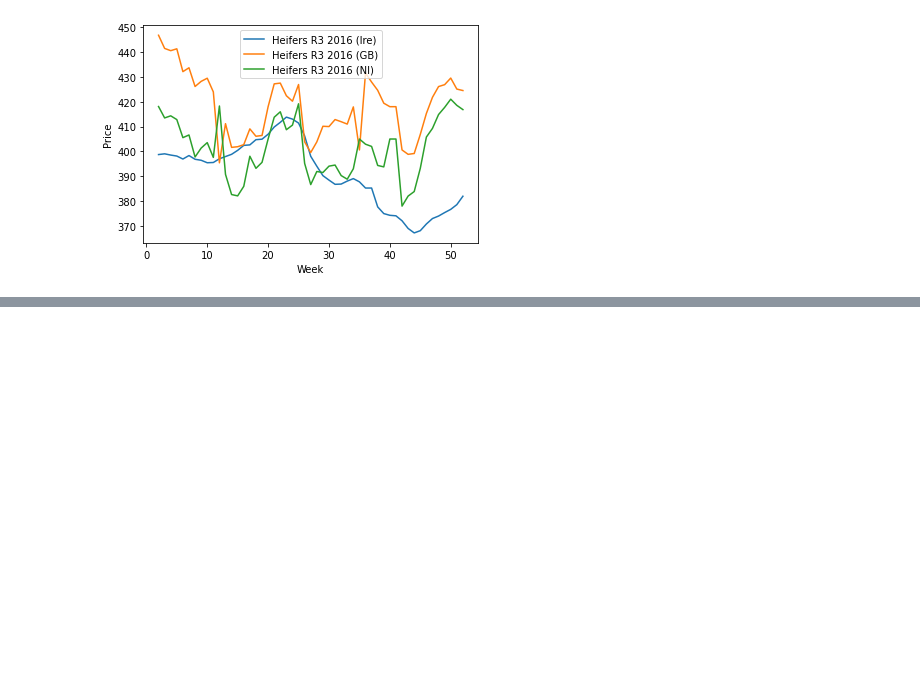
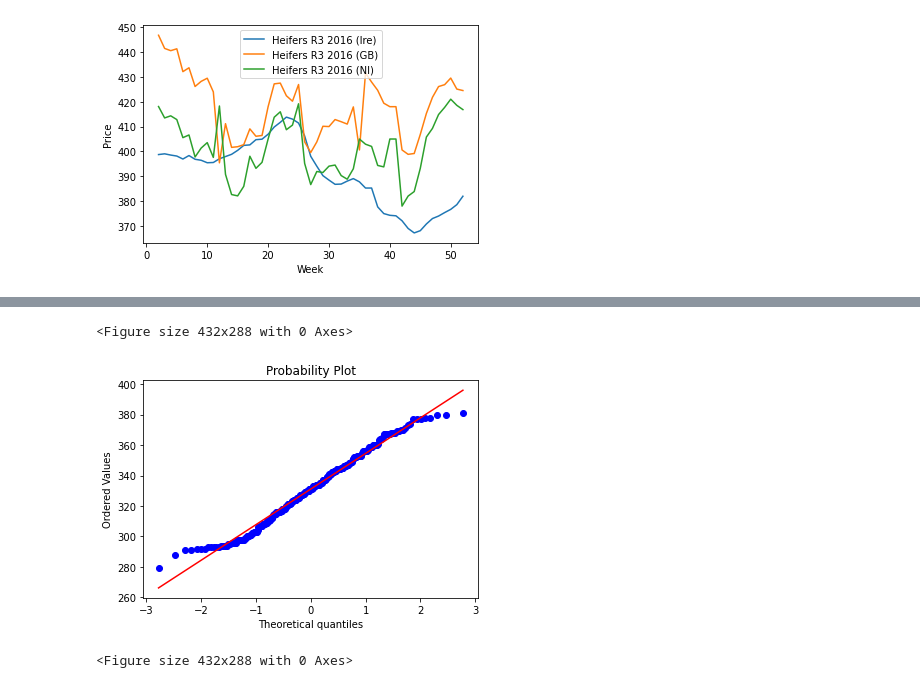
Before and after one commit to Noel-cct/CA2, a Jupyter notebook: MSc_CA2_Ag.ipynb, the cells around one changed output, grey strips where cells are left out. Cells and saved outputs as stored; diff of their text form; code cells hidden in the pictures; blank space fills up the shorter version.

```diff
--- a/MSc_CA2_Ag.ipynb
+++ b/MSc_CA2_Ag.ipynb
@@ -341,0 +359,10 @@ plt.show()
+# %%
+#Normality plot. Our variable is "charges"
+x = df["Cows R3 (Ire)"].astype(int)
+
+stats.probplot(x , plot=plt)
+plt.figure()
+# %% [output]
+<Figure size 432x288 with 0 Axes>
+[figure, added]
+<Figure size 432x288 with 0 Axes>
```
Also changed, not shown: parts of 22 cells of this notebook.
